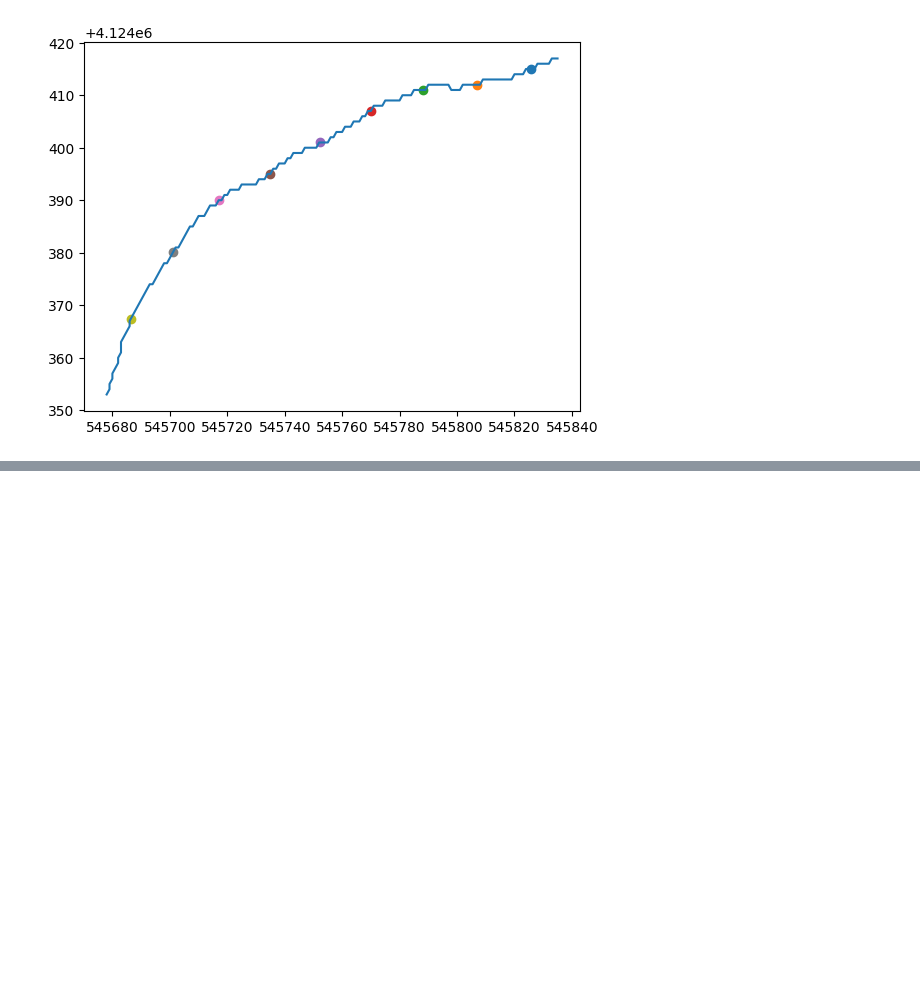
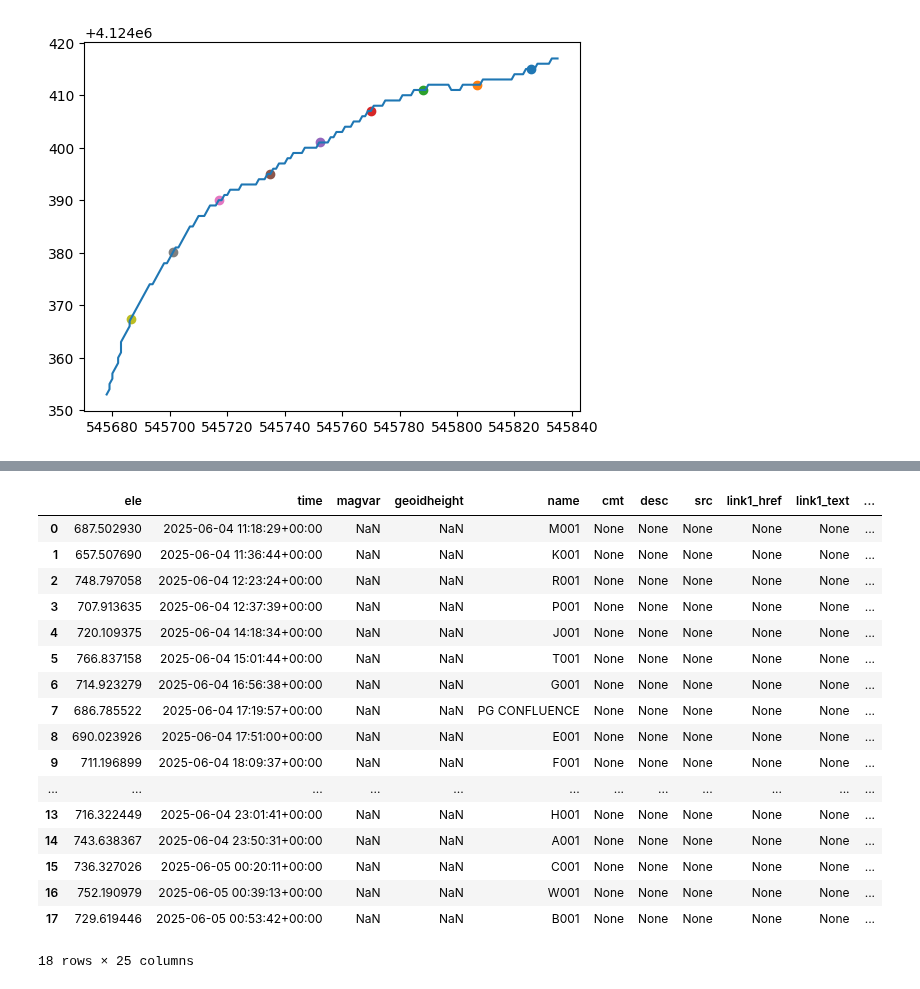
Before and after one commit to wherediddavidgo/multitemporal_RSSA, a Jupyter notebook: field_data.ipynb, the cells around one changed output, grey strips where cells are left out. Drawn from its saved outputs; the diff is of its cells as text; code cells hidden in the pictures; blank space fills up the shorter version.

```diff
--- a/field_data.ipynb
+++ b/field_data.ipynb
@@ -102,0 +186,5 @@ b[0]
+# %%
+s2_pts = gpd.read_file('/content/drive/MyDrive/field_data/Waypoints_04-JUN-25.gpx', layer='waypoints').to_crs(32617)
+s2_pts = s2_pts.loc[s2_pts.name != 'M001']
+s2_pts.loc[1, 'name'] = 'M001'
+s2_pts = s2_pts[['name', 'geometry']]
@@ -102,0 +213,21 @@ b[0]
+# %%
+s3_pts.merge(s2_pts, how='inner', on='name')
+# %% [output]
+|  | ele | time | magvar | geoidheight | name | cmt | desc | src | link1_href | link1_text | ... |
+| 0 | 687.502930 | 2025-06-04 11:18:29+00:00 | NaN | NaN | M001 | None | None | None | None | None | ... |
+| 1 | 657.507690 | 2025-06-04 11:36:44+00:00 | NaN | NaN | K001 | None | None | None | None | None | ... |
+| 2 | 748.797058 | 2025-06-04 12:23:24+00:00 | NaN | NaN | R001 | None | None | None | None | None | ... |
+| 3 | 707.913635 | 2025-06-04 12:37:39+00:00 | NaN | NaN | P001 | None | None | None | None | None | ... |
+| 4 | 720.109375 | 2025-06-04 14:18:34+00:00 | NaN | NaN | J001 | None | None | None | None | None | ... |
+| 5 | 766.837158 | 2025-06-04 15:01:44+00:00 | NaN | NaN | T001 | None | None | None | None | None | ... |
+| 6 | 714.923279 | 2025-06-04 16:56:38+00:00 | NaN | NaN | G001 | None | None | None | None | None | ... |
+| 7 | 686.785522 | 2025-06-04 17:19:57+00:00 | NaN | NaN | PG CONFLUENCE | None | None | None | None | None | ... |
+| 8 | 690.023926 | 2025-06-04 17:51:00+00:00 | NaN | NaN | E001 | None | None | None | None | None | ... |
+| 9 | 711.196899 | 2025-06-04 18:09:37+00:00 | NaN | NaN | F001 | None | None | None | None | None | ... |
+| ... | ... | ... | ... | ... | ... | ... | ... | ... | ... | ... | ... |
+| 13 | 716.322449 | 2025-06-04 23:01:41+00:00 | NaN | NaN | H001 | None | None | None | None | None | ... |
+| 14 | 743.638367 | 2025-06-04 23:50:31+00:00 | NaN | NaN | A001 | None | None | None | None | None | ... |
+| 15 | 736.327026 | 2025-06-05 00:20:11+00:00 | NaN | NaN | C001 | None | None | None | None | None | ... |
+| 16 | 752.190979 | 2025-06-05 00:39:13+00:00 | NaN | NaN | W001 | None | None | None | None | None | ... |
+| 17 | 729.619446 | 2025-06-05 00:53:42+00:00 | NaN | NaN | B001 | None | None | None | None | None | ... |
+18 rows × 25 columns
```
Also changed, not shown: parts of 6 cells of this notebook.
